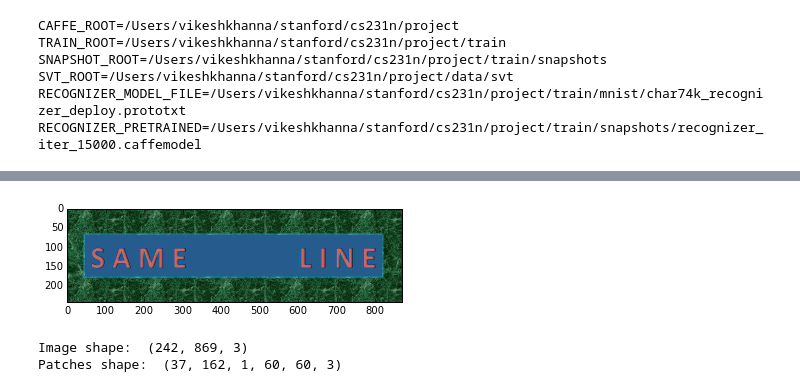
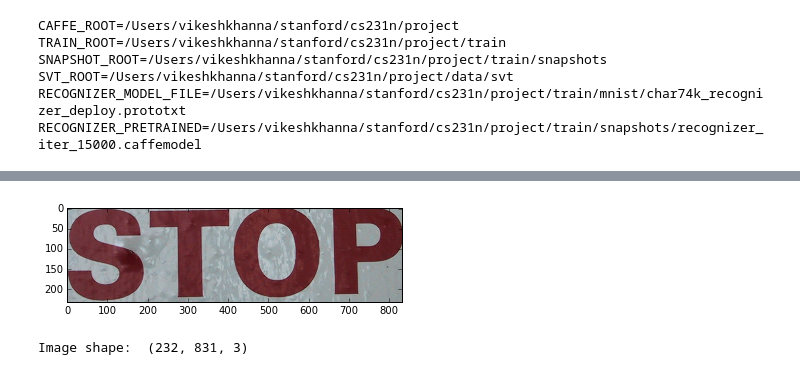
Before and after one commit to vikeshkhanna/cs231n, a Jupyter notebook: classification.ipynb, the cells around one changed output, grey strips where cells are left out. Saved outputs shown, nothing was run; the diff lists cells and outputs as text; code cells hidden in the pictures.

```diff
--- a/classification.ipynb
+++ b/classification.ipynb
@@ -37,7 +40,7 @@ recognizer = classifier.Recognizer(RECOGNIZER_MODEL_FILE, RECOGNIZER_PRETRAINED)
 detector = classifier.Detector(DETECTOR_MODEL_FILE, DETECTOR_PRETRAINED)
 # %%
 # IMAGE_FILE = os.path.join(DATA_ROOT, "English/Img/GoodImg/Bmp/Sample036/img036-00002.png")
-IMAGE_FILE = "/Users/vikeshkhanna/Downloads/o2.png"
+IMAGE_FILE = "/Users/vikeshkhanna/Downloads/t.png"
 print "IMAGE_FILE=%s" % IMAGE_FILE
 input_image = caffe.io.load_image(IMAGE_FILE)
 plt.imshow(input_image)
@@ -66,16 +69,13 @@ Prediction class:  1
 # %%
 # Testing the SVT
 # TEST_IMG = os.path.join(SVT_ROOT, "img/00_06.jpg")
-TEST_IMG = "/Users/vikeshkhanna/Downloads/test2.jpg"
-from sklearn.feature_extraction import image
+TEST_IMG = "/Users/vikeshkhanna/Downloads/word/word/1/10.jpg"
+
 img = caffe.io.load_image (TEST_IMG)
 plt.imshow(img)
 plt.show()
 print "Image shape: ", img.shape
-patches = image.extract_patches (img, (60,60,3), 5)
-print "Patches shape: ", patches.shape
 # %% [output]
-[figure, old version]
+[figure, new version]
-Image shape:  (242, 869, 3)
-Patches shape:  (37, 162, 1, 60, 60, 3)
+Image shape:  (232, 831, 3)
 # %%
```
Also changed, not shown: parts of 8 cells of this notebook, 36 other files.
